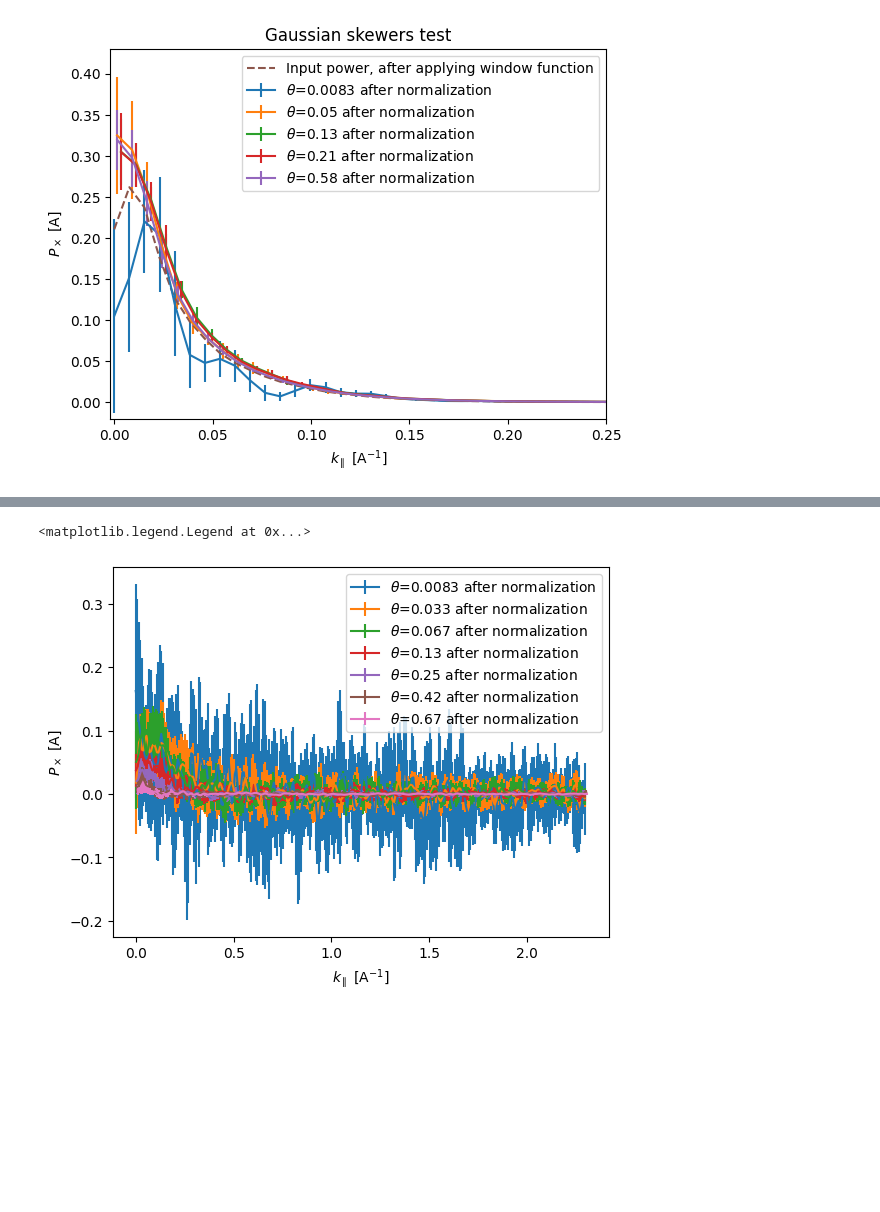
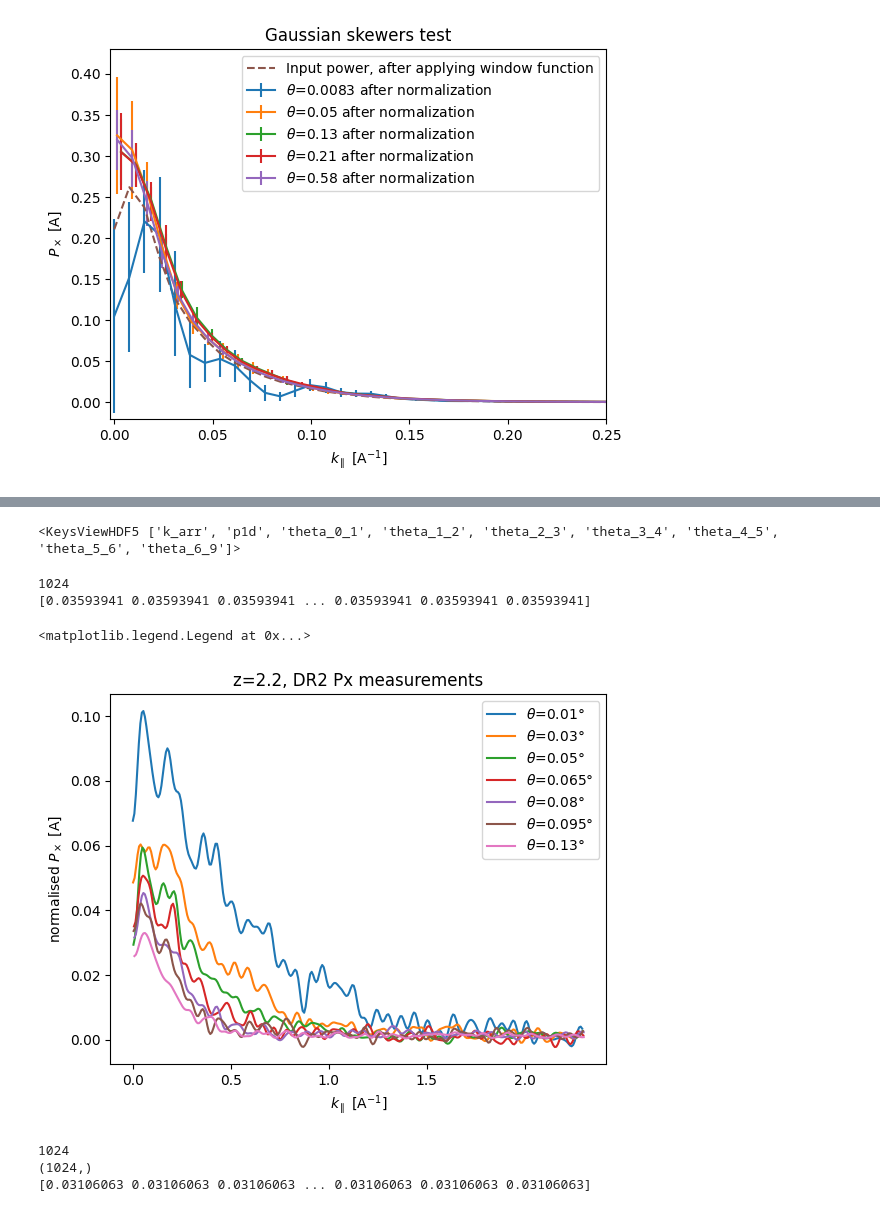
Before and after one commit to sindhusatyavolu/Lya_Px, a Jupyter notebook: notebooks/compare_Gaussian_skewers.ipynb, the cells around one changed output, grey strips where cells are left out. Cells and saved outputs as stored; diff of their text form; code cells hidden in the pictures; blank space fills up the shorter version.

```diff
--- a/notebooks/compare_Gaussian_skewers.ipynb
+++ b/notebooks/compare_Gaussian_skewers.ipynb
@@ -144,0 +151,11 @@ print(estnorm)
+# %%
+for i in range(len(PxMocks_22.px)):
+    x_offset_for_plotting = np.random.random(1)/500*i
+    plt.plot(PxMocks_22.k_arr[:300]+x_offset_for_plotting, PxMocks_22.px[i][:300]*estnorm[:300], label=fr"$\theta$={PxMocks_22.mean_ang_separation[i]:.2}$\degree$")
+    #plt.errorbar(PxMocks_22.k_arr[:300]+x_offset_for_plotting, PxMocks_22.px[i][:300]*estnorm[:300], label=fr"$\theta$={PxMocks_22.mean_ang_separation[i]:.2} after normalization", yerr=estnorm[:300]*np.sqrt(PxMocks_22.px_var[i][:300]))
+#plt.xlim([-.002,.25])
+#plt.ylim([-.02,.43])
+plt.ylabel(r"normalised $P_\times$ [A]")
+plt.xlabel(r"$k_\parallel$ [A$^{-1}$]")
+plt.title('z=2.2, DR1 Px measurements')
+plt.legend()
@@ -145,12 +165,31 @@ print(estnorm)
+# %%
+PxMocks_22 = Px_meas()
+#PxMocks_22.read_hdf5("/Users/ssatyavolu/projects/DESI/Y3_Lya_Px/px-nhp_41_zbin_2.2.hdf5") # input path to the test file
+#PxMocks_22.read_hdf5("/Users/ssatyavolu/projects/DESI/Y3_Lya_Px/DR1_Px/dr1/px-nhp_10_zbin_2.2.hdf5") # in
+PxMocks_22.read_hdf5("/Users/ssatyavolu/projects/DESI/Y3_Lya_Px/DR2_Px/px-nhp_1147_zbin_2.2.hdf5") # in
+# %% [output]
+<KeysViewHDF5 ['k_arr', 'p1d', 'theta_0_1', 'theta_1_2', 'theta_2_3', 'theta_3_4', 'theta_4_5', 'theta_5_6', 'theta_6_9']>
+# %%
+N = PxMocks_22.px_weights[1].shape[0]
+print(N)
+fft_avg_res = np.ones(N)
+L = N*0.8
+dx = L/N
+window_matrix, estnorm = calculate_window_matrix(PxMocks_22.px_weights[0], fft_avg_res, L) # PxMocks_22.px_weights[0]
+print(estnorm)
+# %% [output]
+1024
+[0.03593941 0.03593941 0.03593941 ... 0.03593941 0.03593941 0.03593941]
 # %%
 for i in range(len(PxMocks_22.px)):
     x_offset_for_plotting = np.random.random(1)/500*i
-    plt.errorbar(PxMocks_22.k_arr[:300]+x_offset_for_plotting, PxMocks_22.px[i][:300]*estnorm[:300], label=fr"$\theta$={PxMocks_22.mean_ang_separation[i]:.2} after normalization", yerr=estnorm[:300]*np.sqrt(PxMocks_22.px_var[i][:300]))
+    plt.plot(PxMocks_22.k_arr[:300]+x_offset_for_plotting, PxMocks_22.px[i][:300]*estnorm[:300], label=fr"$\theta$={PxMocks_22.mean_ang_separation[i]:.2}$\degree$")
 #plt.xlim([-.002,.25])
 #plt.ylim([-.02,.43])
-plt.ylabel(r"$P_\times$ [A]")
+plt.ylabel(r"normalised $P_\times$ [A]")
 plt.xlabel(r"$k_\parallel$ [A$^{-1}$]")
+plt.title('z=2.2, DR2 Px measurements')
 plt.legend()
 # %% [output]
 <matplotlib.legend.Legend at 0x...>
-[figure, old version]
+[figure, new version]
@@ -156,0 +286,19 @@ plt.legend()
+# %%
+N = Px_dr2.N_fft
+print(N)
+fft_avg_res = np.ones(N)
+L = N*0.8
+dx = L/N
+zbins = Px_dr2.z_bins
+theta_bins = np.array(Px_dr2.theta_bins)
+theta_min = theta_bins[:,0]
+theta_max  = theta_bins[:,1]
+#print(theta_min)
+#print(Px_dr2.theta_bins)
+print(np.shape(Px_dr2.px_weights[(zbins[0],theta_min[0],theta_max[0])]))
+estnorm = Px_dr2.calculate_estnorm(Px_dr2.px_weights[(zbins[0],theta_min[1],theta_max[1])], fft_avg_res, L) # PxMocks_22.px_weights[0]
+print(estnorm)
+# %% [output]
+1024
+(1024,)
+[0.03106063 0.03106063 0.03106063 ... 0.03106063 0.03106063 0.03106063]
```
Also changed, not shown: parts of 7 cells of this notebook, 4 other files.
